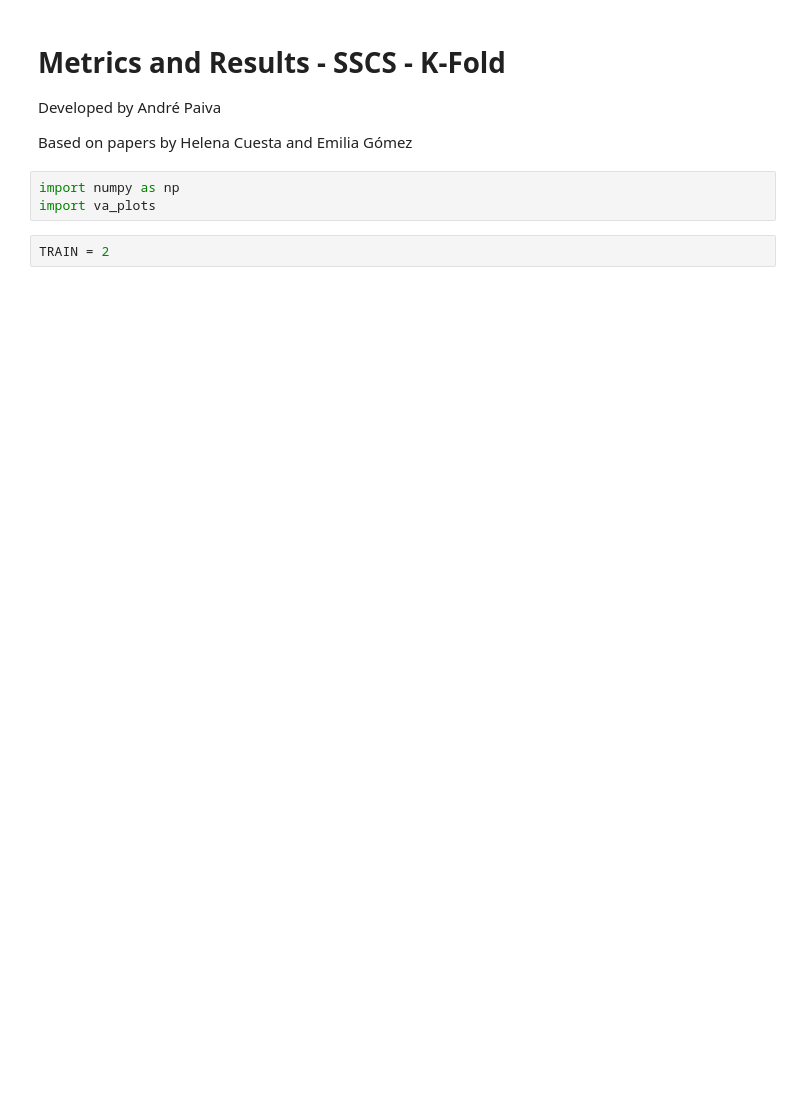
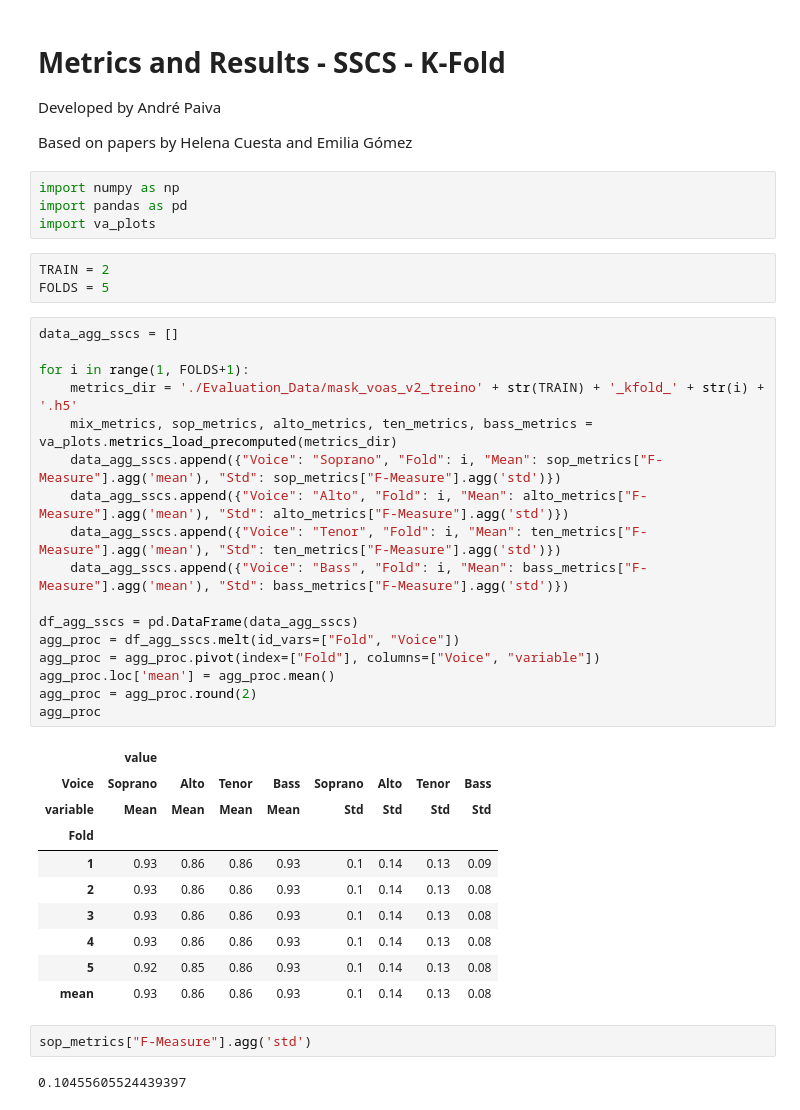
Before and after one commit to Xornotor/VocalAssignment-SSCS, a Jupyter notebook: va_kfold/KFold_Metrics.ipynb, the cells around one changed output. Saved outputs shown, nothing was run; the diff lists cells and outputs as text; blank space fills up the shorter version.

```diff
--- a/va_kfold/KFold_Metrics.ipynb
+++ b/va_kfold/KFold_Metrics.ipynb
@@ -6,9 +6,43 @@ Developed by André Paiva
 Based on papers by Helena Cuesta and Emilia Gómez
 # %%
 import numpy as np
+import pandas as pd
 import va_plots
 # %%
 TRAIN = 2
+FOLDS = 5
+# %%
+data_agg_sscs = []
+
+for i in range(1, FOLDS+1):
+    metrics_dir = './Evaluation_Data/mask_voas_v2_treino' + str(TRAIN) + '_kfold_' + str(i) + '.h5'
+    mix_metrics, sop_metrics, alto_metrics, ten_metrics, bass_metrics = va_plots.metrics_load_precomputed(metrics_dir)
+    data_agg_sscs.append({"Voice": "Soprano", "Fold": i, "Mean": sop_metrics["F-Measure"].agg('mean'), "Std": sop_metrics["F-Measure"].agg('std')})
+    data_agg_sscs.append({"Voice": "Alto", "Fold": i, "Mean": alto_metrics["F-Measure"].agg('mean'), "Std": alto_metrics["F-Measure"].agg('std')})
+    data_agg_sscs.append({"Voice": "Tenor", "Fold": i, "Mean": ten_metrics["F-Measure"].agg('mean'), "Std": ten_metrics["F-Measure"].agg('std')})
+    data_agg_sscs.append({"Voice": "Bass", "Fold": i, "Mean": bass_metrics["F-Measure"].agg('mean'), "Std": bass_metrics["F-Measure"].agg('std')})
+
+df_agg_sscs = pd.DataFrame(data_agg_sscs)
+agg_proc = df_agg_sscs.melt(id_vars=["Fold", "Voice"])
+agg_proc = agg_proc.pivot(index=["Fold"], columns=["Voice", "variable"])
+agg_proc.loc['mean'] = agg_proc.mean()
+agg_proc = agg_proc.round(2)
+agg_proc
+# %% [output]
+|  | value |  |  |  |  |  |  |  |
+| Voice | Soprano | Alto | Tenor | Bass | Soprano | Alto | Tenor | Bass |
+| variable | Mean | Mean | Mean | Mean | Std | Std | Std | Std |
+| Fold |  |  |  |  |  |  |  |  |
+| 1 | 0.93 | 0.86 | 0.86 | 0.93 | 0.1 | 0.14 | 0.13 | 0.09 |
+| 2 | 0.93 | 0.86 | 0.86 | 0.93 | 0.1 | 0.14 | 0.13 | 0.08 |
+| 3 | 0.93 | 0.86 | 0.86 | 0.93 | 0.1 | 0.14 | 0.13 | 0.08 |
+| 4 | 0.93 | 0.86 | 0.86 | 0.93 | 0.1 | 0.14 | 0.13 | 0.08 |
+| 5 | 0.92 | 0.85 | 0.86 | 0.93 | 0.1 | 0.14 | 0.13 | 0.08 |
+| mean | 0.93 | 0.86 | 0.86 | 0.93 | 0.1 | 0.14 | 0.13 | 0.08 |
+# %%
+sop_metrics["F-Measure"].agg('std')
+# %% [output]
+0.10455605524439397
 # %%
 def plot_val_metrics(train, fold):
     log_folder = 'mask_voas_v2'
```
Also changed, not shown: parts of 13 cells of this notebook.
